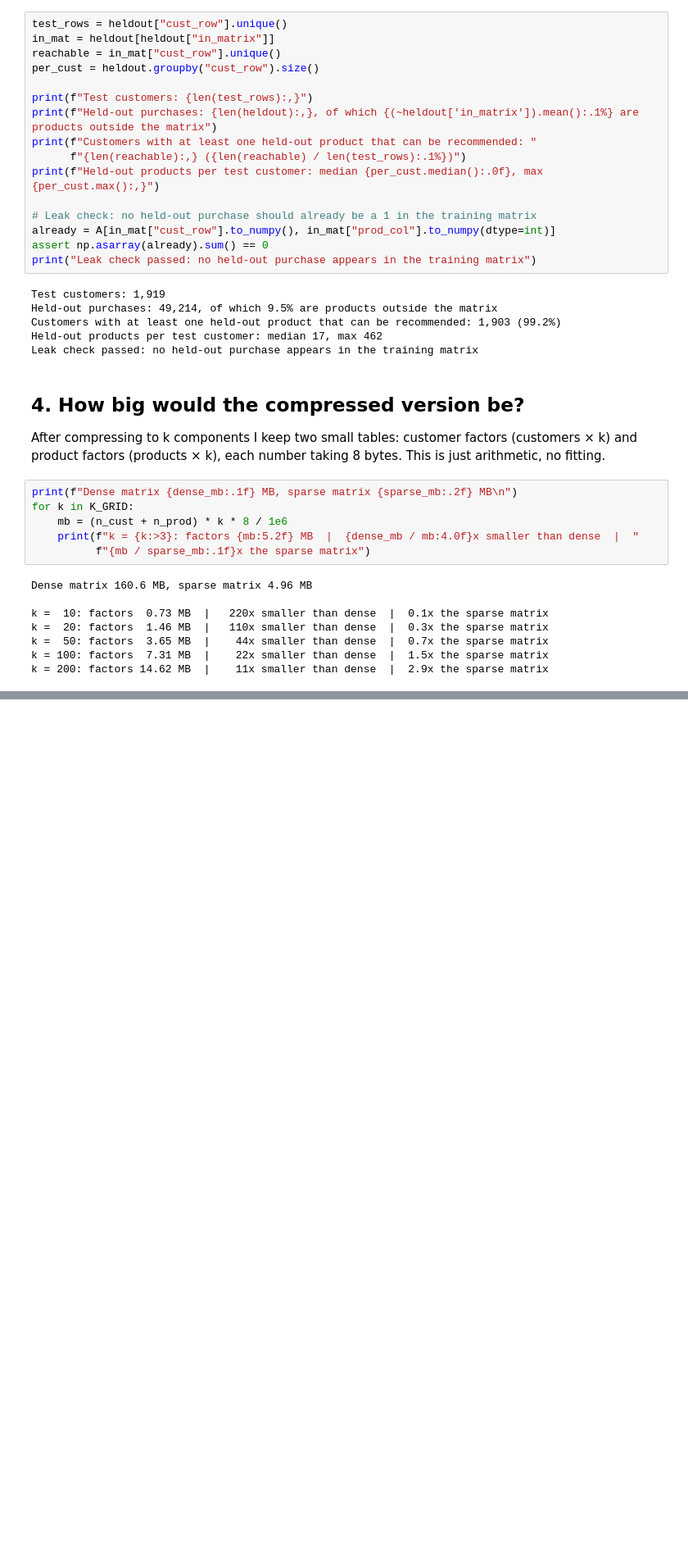
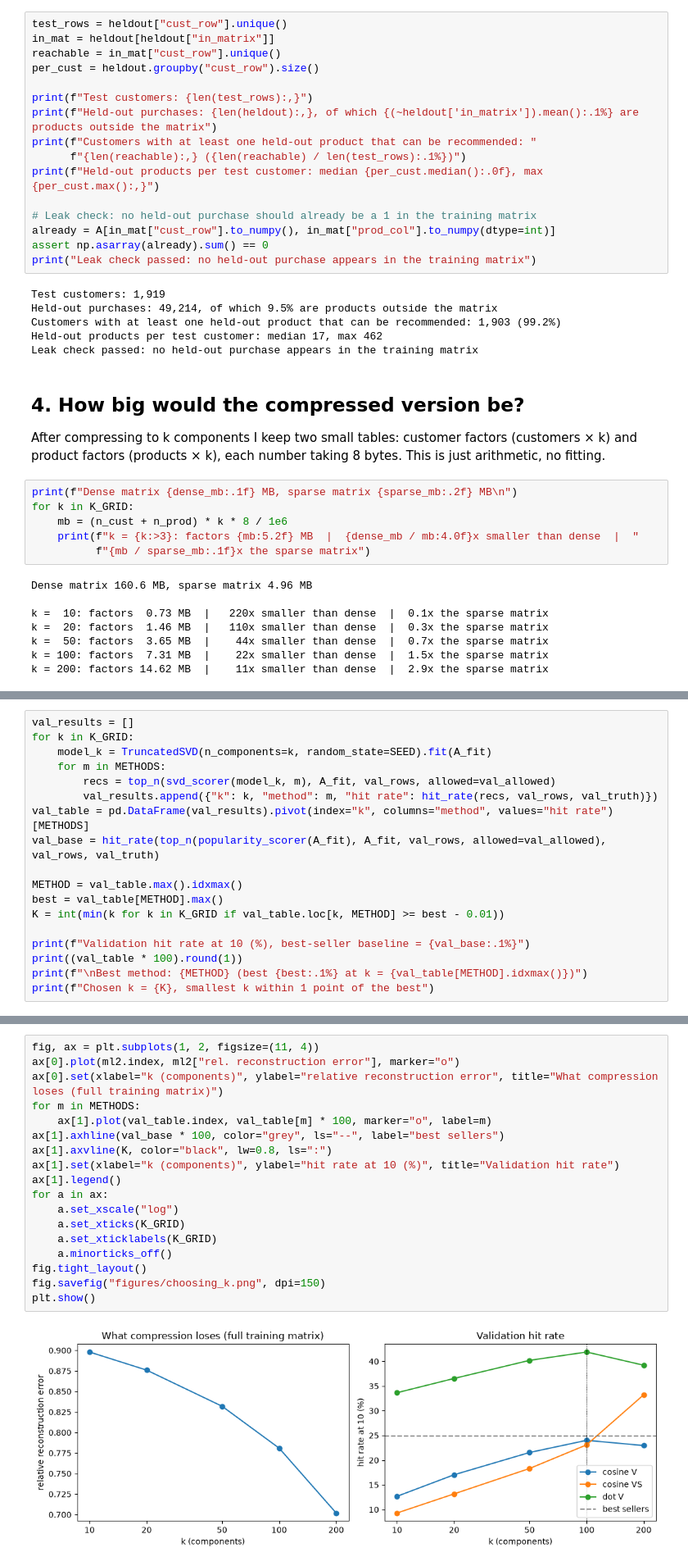
Before and after one commit to AchintyaShah25/MiniProj_Linear_Algebra, a Jupyter notebook: ML_Engineer.ipynb, the cells around one changed output, grey strips where cells are left out. Shown at 82% size. Saved outputs shown, nothing was run; the diff lists cells and outputs as text; blank space fills up the shorter version.

Commit message:
ML2-ML7: validation split, recommendations, test evaluation, PCA comparison, customer map, purchase value check

```diff
--- a/ML_Engineer.ipynb
+++ b/ML_Engineer.ipynb
@@ -133,0 +302,18 @@ Fit `TruncatedSVD` for each k in `K_GRID` and plot reconstruction error against
+# %%
+val_results = []
+for k in K_GRID:
+    model_k = TruncatedSVD(n_components=k, random_state=SEED).fit(A_fit)
+    for m in METHODS:
+        recs = top_n(svd_scorer(model_k, m), A_fit, val_rows, allowed=val_allowed)
+        val_results.append({"k": k, "method": m, "hit rate": hit_rate(recs, val_rows, val_truth)})
+val_table = pd.DataFrame(val_results).pivot(index="k", columns="method", values="hit rate")[METHODS]
+val_base = hit_rate(top_n(popularity_scorer(A_fit), A_fit, val_rows, allowed=val_allowed), val_rows, val_truth)
+
+METHOD = val_table.max().idxmax()
+best = val_table[METHOD].max()
+K = int(min(k for k in K_GRID if val_table.loc[k, METHOD] >= best - 0.01))
+
+print(f"Validation hit rate at 10 (%), best-seller baseline = {val_base:.1%}")
+print((val_table * 100).round(1))
+print(f"\nBest method: {METHOD} (best {best:.1%} at k = {val_table[METHOD].idxmax()})")
+print(f"Chosen k = {K}, smallest k within 1 point of the best")
@@ -133,0 +332,20 @@ Fit `TruncatedSVD` for each k in `K_GRID` and plot reconstruction error against
+# %%
+fig, ax = plt.subplots(1, 2, figsize=(11, 4))
+ax[0].plot(ml2.index, ml2["rel. reconstruction error"], marker="o")
+ax[0].set(xlabel="k (components)", ylabel="relative reconstruction error", title="What compression loses (full training matrix)")
+for m in METHODS:
+    ax[1].plot(val_table.index, val_table[m] * 100, marker="o", label=m)
+ax[1].axhline(val_base * 100, color="grey", ls="--", label="best sellers")
+ax[1].axvline(K, color="black", lw=0.8, ls=":")
+ax[1].set(xlabel="k (components)", ylabel="hit rate at 10 (%)", title="Validation hit rate")
+ax[1].legend()
+for a in ax:
+    a.set_xscale("log")
+    a.set_xticks(K_GRID)
+    a.set_xticklabels(K_GRID)
+    a.minorticks_off()
+fig.tight_layout()
+fig.savefig("figures/choosing_k.png", dpi=150)
+plt.show()
+# %% [output]
+[figure, added]
```
Also changed, not shown: parts of 35 cells of this notebook, 8 other files.
